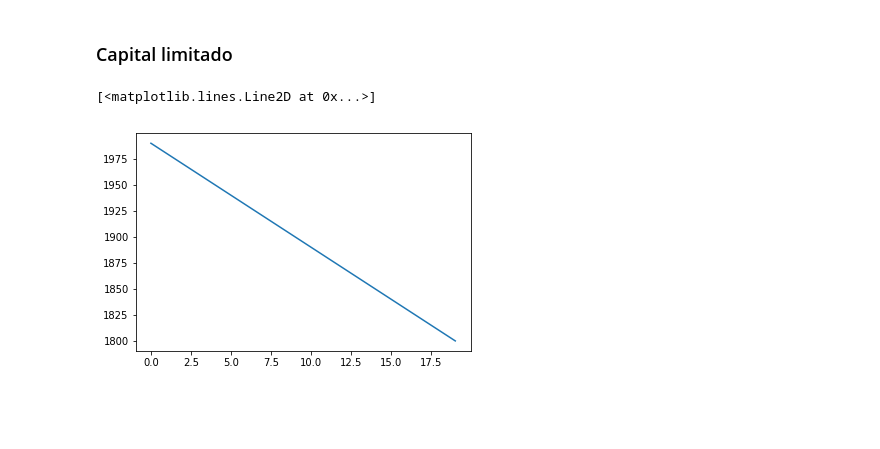
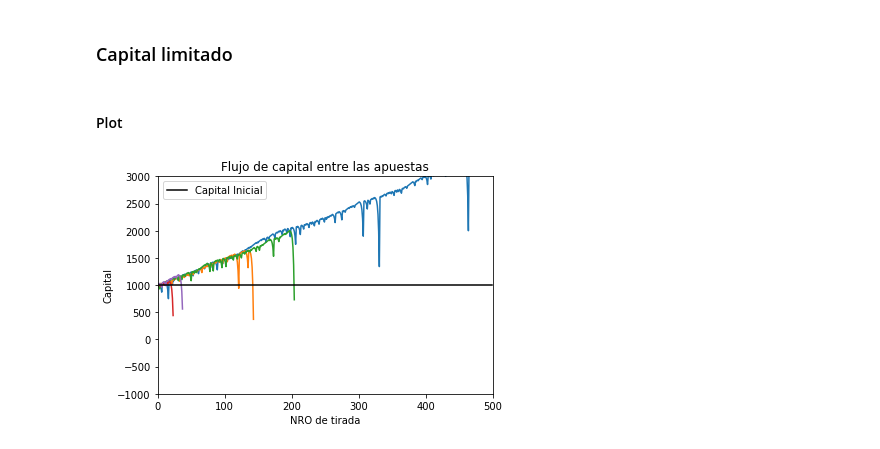
Before and after one commit to alejaz92/facultad, a Jupyter notebook: TP1.2 - Ruleta.ipynb, the cells around one changed output. Drawn from its saved outputs; the diff is of its cells as text; code cells hidden in the pictures; blank space fills up the shorter version.

Commit message:
Creados plots para todas las estrategias

```diff
--- a/TP1.2 - Ruleta.ipynb
+++ b/TP1.2 - Ruleta.ipynb
@@ -117,17 +128,0 @@ False
-# %%
-val_ap = 10      # apuesta a realizar
-
-
-for i in range(1, tm + 1):
-
-
-    ap_ganada = apuesta(val_ap)
-    print(ap_ganada)
-
-    if ap_ganada == False:
-        cap -= din_apues
-    else:
-        if isinstance(val_ap, list) == True:
-            cap += din_apues
-        elif isinstance(val_ap, int) == True:
-            cap += 35 * din_apues
@@ -156,30 +130,52 @@ False
 ## Experimento Martingala
 # %% [markdown]
 ### Capital limitado
+# %% [markdown]
+#### Plot
 # %%
-cap = 2000          # capital inicial
-val_ap = 'red'      # apuesta a realizar
+tm = 500           # tiradas maximas
+ex = 5             #nro de experimentos
+ap_min = 10         # apuesta minima
+cap_in = 1000        # capital inicial
+val_ap = 'black'      # apuesta a realizar
+arr_cap_in = []     # arreglo capital inicial
 
-arr_cap = []
+
+for i in range(ex):
+    arr_cap = [cap_in]
+    cap = cap_in # capital actual
+    din_apues = ap_min
+
+    for i in range(1, tm + 1):
+        if cap >= din_apues:
+            ap_ganada = apuesta(val_ap)
+            if ap_ganada == False:
+                cap -= din_apues
+                din_apues = din_apues * 2
+            else:
+                if isinstance(val_ap, str) == True:
+                    if val_ap == "third_1" or val_ap == "third_2" or val_ap == "third_3":
+                        cap += 2 * din_apues
+                    else:
+                        cap += din_apues
+                if isinstance(val_ap, int) == True:
+                    cap += 35 * din_apues
+                din_apues = ap_min
+            arr_cap.append(cap)
+        else:
+            break
+    plt.plot(arr_cap)
 
 for i in range(1, tm + 1):
+    arr_cap_in.append(cap_in)
+plt.plot(arr_cap_in, color= "black", label= "Capital Inicial")
 
-    if cap > 0:
-        ap_ganada = apuesta(val_ap)
 
-        if ap_ganada == False:
-            cap -= din_apues
-            val_ap = val_ap * 2
-        else:
-            if isinstance(val_ap, list) == True:
-                cap += din_apues
-            elif isinstance(val_ap, int) == True:
-                cap += 35 * din_apues
-        arr_cap.append(cap)
-    else:
-        break
-
-plt.plot(arr_cap)
+plt.title("Flujo de capital entre las apuestas")
+plt.axis([0, tm, cap_in - 2000, cap_in + 2000])
+plt.xlabel("NRO de tirada")
+plt.ylabel("Capital")
+plt.legend(loc= "left")
+plt.show()
 # %% [output]
-[<matplotlib.lines.Line2D at 0x...>]
-[figure, old version]
+[figure, new version]
```
Also changed, not shown: parts of 28 cells of this notebook, 1 other file.
